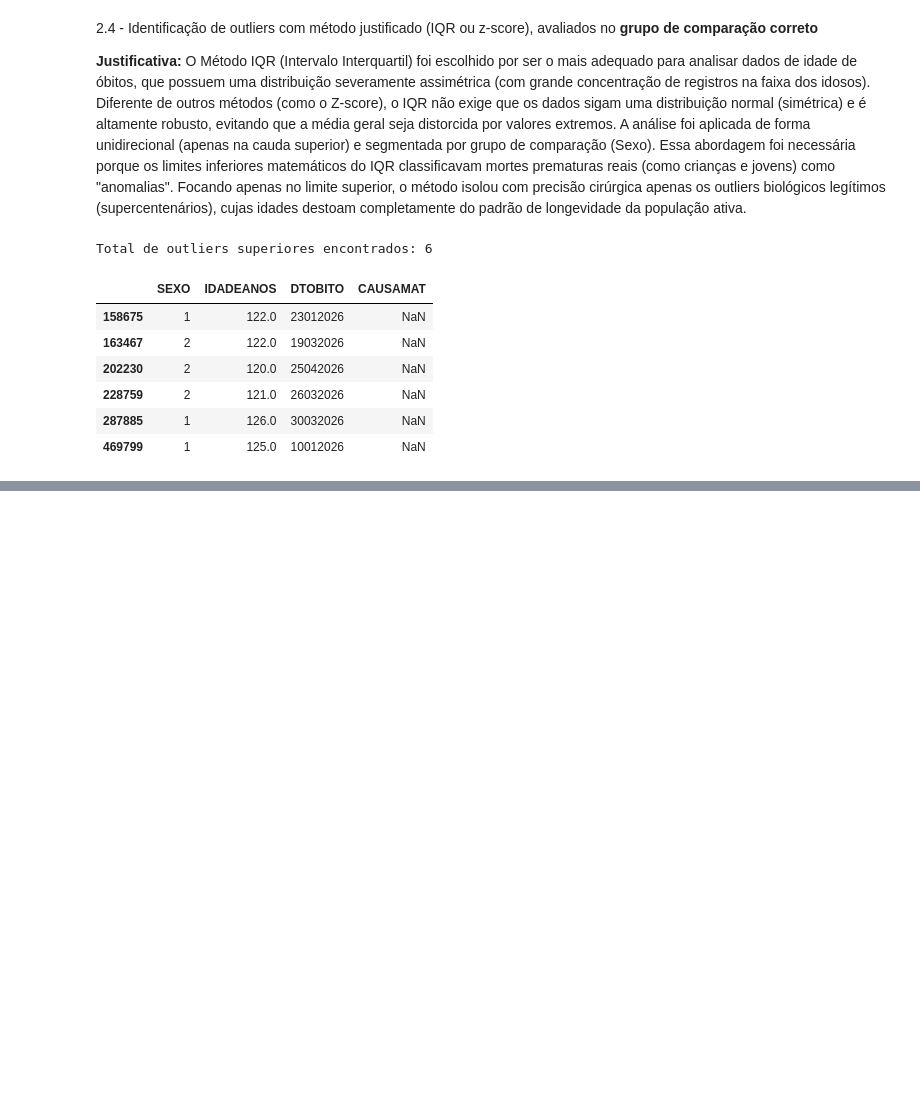
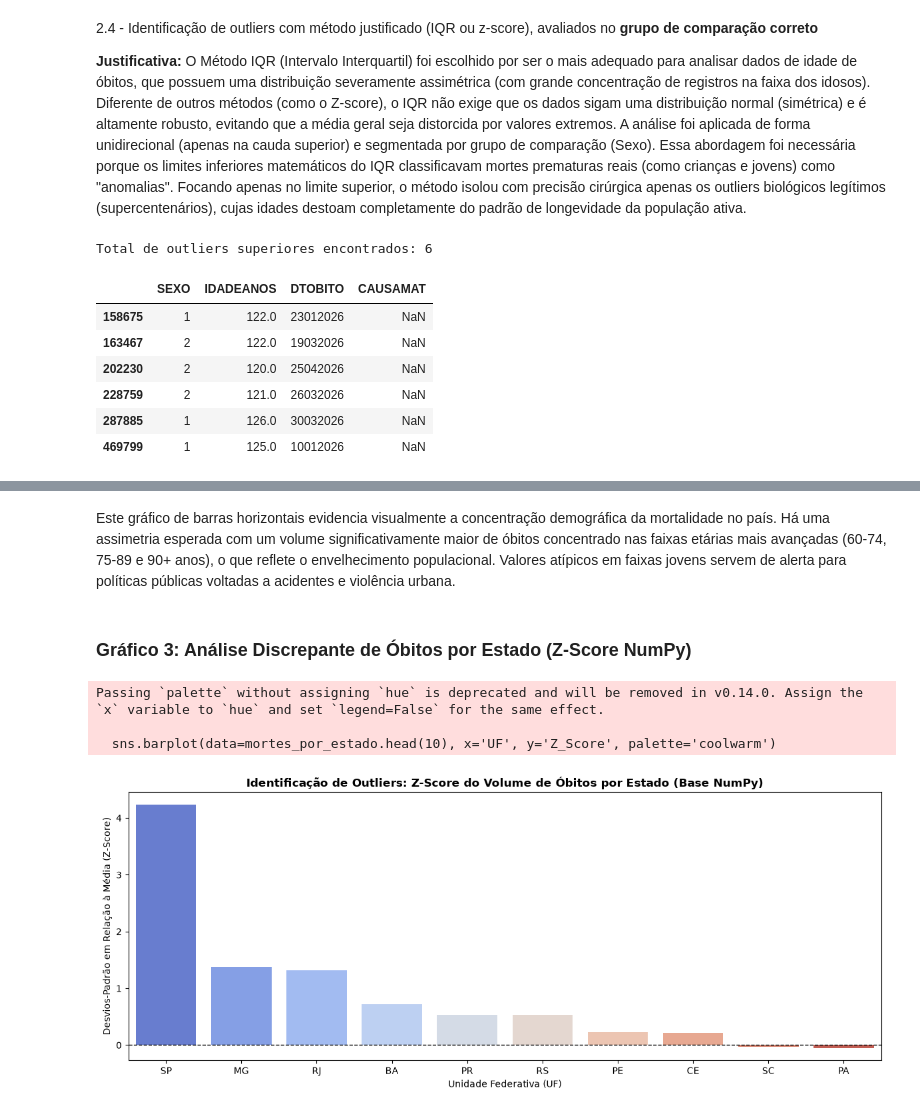
Before and after one commit to MatheusCabizuca/PROJETO_ADA_MODULO_1, a Jupyter notebook: notebooks/Projeto_Mortalidade_2026.ipynb, the cells around one changed output, grey strips where cells are left out. Saved outputs shown, nothing was run; the diff lists cells and outputs as text; code cells hidden in the pictures; blank space fills up the shorter version.

```diff
--- a/notebooks/Projeto_Mortalidade_2026.ipynb
+++ b/notebooks/Projeto_Mortalidade_2026.ipynb
@@ -367,0 +424,13 @@ mort_muni.head()
+# %%
+import matplotlib.pyplot as plt
+import seaborn as sns
+
+# Extraindo a média e o desvio padrão usando estritamente o NumPy
+media_obitos = np.mean(mortes_por_estado['Total_Obitos'])
+desvio_obitos = np.std(mortes_por_estado['Total_Obitos'])
+
+# REQUISITO OBRIGATÓRIO NUMPY: Aplicando a fórmula do Z-Score nos dados
+mortes_por_estado['Z_Score'] = (mortes_por_estado['Total_Obitos'] - media_obitos) / desvio_obitos
+
+print("--- Análise Estatística Computada via NumPy (Top 5 Estados por Z-Score) ---")
+print(mortes_por_estado[['UF', 'Total_Obitos', 'Z_Score']].head())
@@ -367,0 +482,19 @@ mort_muni.head()
+# %% [markdown]
+Este gráfico de barras horizontais evidencia visualmente a concentração demográfica da mortalidade no país. Há uma assimetria esperada com um volume significativamente maior de óbitos concentrado nas faixas etárias mais avançadas (60-74, 75-89 e 90+ anos), o que reflete o envelhecimento populacional. Valores atípicos em faixas jovens servem de alerta para políticas públicas voltadas a acidentes e violência urbana.
+# %% [markdown]
+### Gráfico 3: Análise Discrepante de Óbitos por Estado (Z-Score NumPy)
+# %%
+plt.figure(figsize=(12, 5))
+# Pegando os 10 estados com maior volume para visualização limpa
+sns.barplot(data=mortes_por_estado.head(10), x='UF', y='Z_Score', palette='coolwarm')
+plt.axhline(0, color='black', linestyle='--', linewidth=1)
+plt.title('Identificação de Outliers: Z-Score do Volume de Óbitos por Estado (Base NumPy)', fontsize=12, fontweight='bold')
+plt.xlabel('Unidade Federativa (UF)')
+plt.ylabel('Desvios-Padrão em Relação à Média (Z-Score)')
+plt.tight_layout()
+plt.show()
+# %% [output]
+Passing `palette` without assigning `hue` is deprecated and will be removed in v0.14.0. Assign the `x` variable to `hue` and set `legend=False` for the same effect.
+
+  sns.barplot(data=mortes_por_estado.head(10), x='UF', y='Z_Score', palette='coolwarm')
+[figure, added]
```
Also changed, not shown: parts of 34 cells of this notebook.
